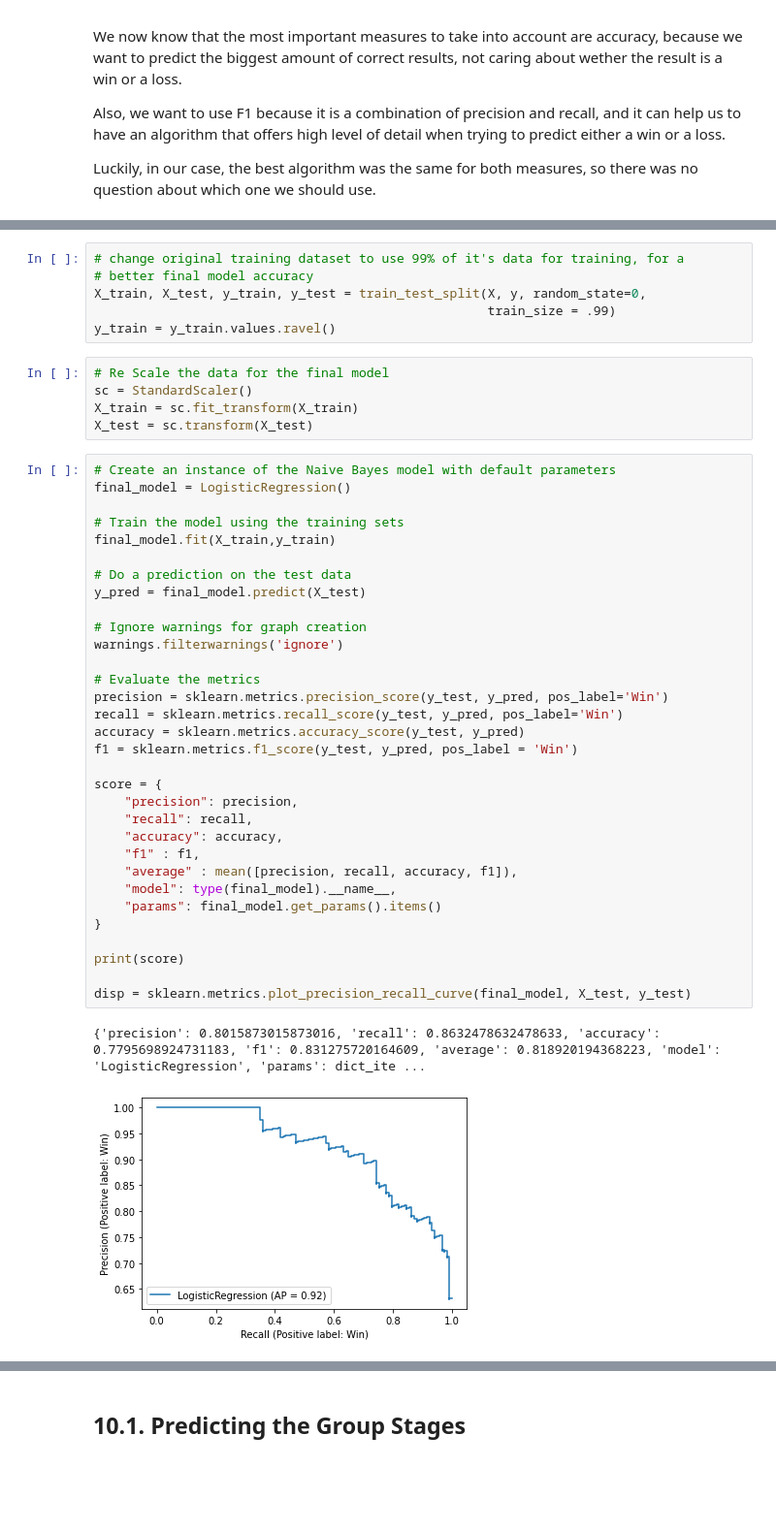
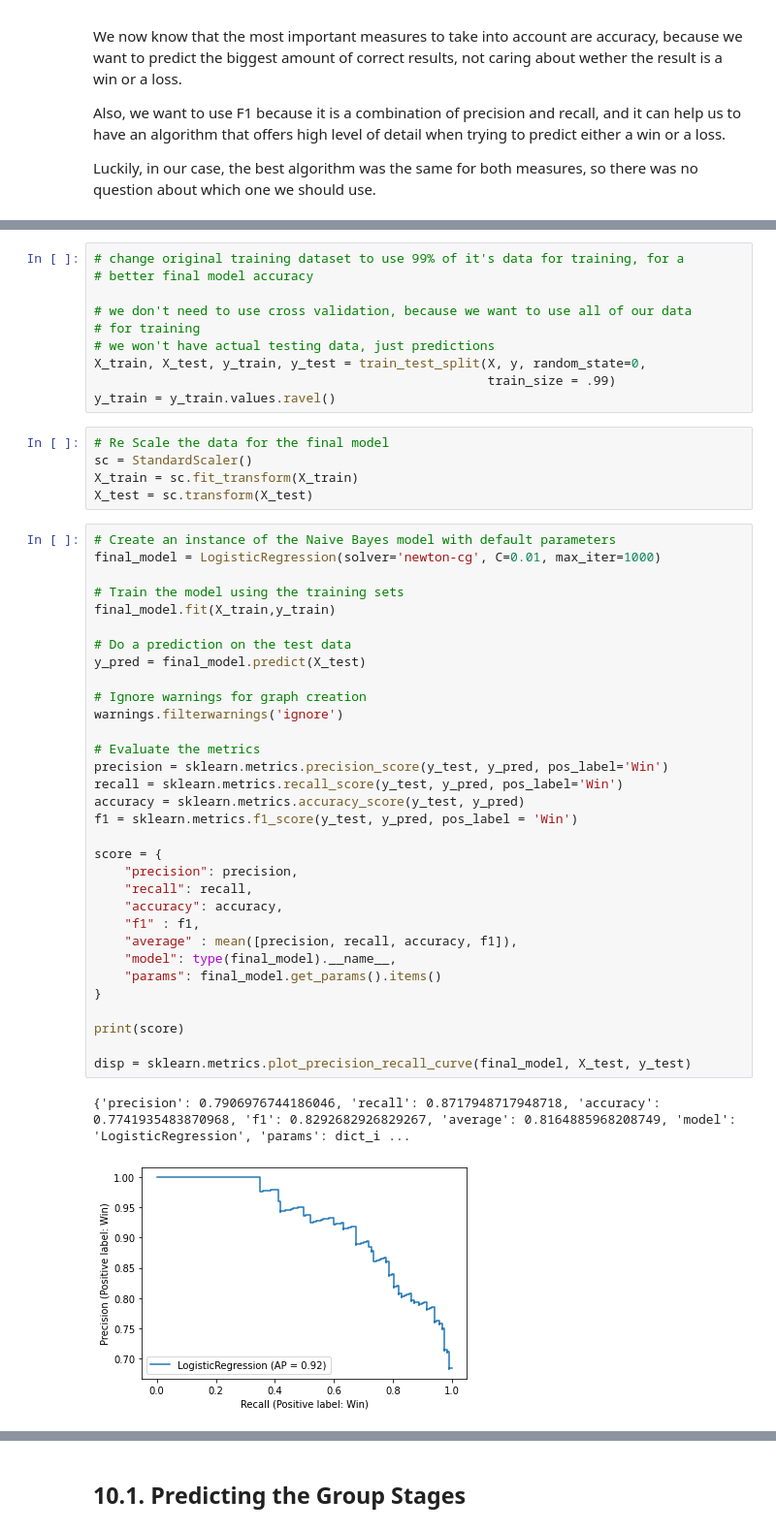
Before and after one commit to antonpp11/CSI4106-Project1-DB, a Jupyter notebook: Classification_Empirical_Study.ipynb, the cells around one changed output, grey strips where cells are left out. Shown at 97% size. Cells and saved outputs as stored; diff of their text form; blank space fills up the shorter version.

```diff
--- a/Classification_Empirical_Study.ipynb
+++ b/Classification_Empirical_Study.ipynb
@@ -965,6 +978,10 @@ We will re train the model using 99% of our past data so that it has an even bet
 # %%
 # change original training dataset to use 99% of it's data for training, for a
 # better final model accuracy
+
+# we don't need to use cross validation, because we want to use all of our data
+# for training
+# we won't have actual testing data, just predictions
 X_train, X_test, y_train, y_test = train_test_split(X, y, random_state=0,
                                                     train_size = .99)
 y_train = y_train.values.ravel()
@@ -975,37 +992,37 @@ X_train = sc.fit_transform(X_train)
 X_test = sc.transform(X_test)
 # %%
 # Create an instance of the Naive Bayes model with default parameters
-final_model = LogisticRegression()
+final_model = LogisticRegression(solver='newton-cg', C=0.01, max_iter=1000)
 
 # Train the model using the training sets
 final_model.fit(X_train,y_train)
 
 # Do a prediction on the test data
 y_pred = final_model.predict(X_test)
 
 # Ignore warnings for graph creation
 warnings.filterwarnings('ignore')
 
 # Evaluate the metrics
 precision = sklearn.metrics.precision_score(y_test, y_pred, pos_label='Win')
 recall = sklearn.metrics.recall_score(y_test, y_pred, pos_label='Win')
 accuracy = sklearn.metrics.accuracy_score(y_test, y_pred)
 f1 = sklearn.metrics.f1_score(y_test, y_pred, pos_label = 'Win')
 
 score = {
     "precision": precision,
     "recall": recall,
     "accuracy": accuracy,
     "f1" : f1,
     "average" : mean([precision, recall, accuracy, f1]),
     "model": type(final_model).__name__,
     "params": final_model.get_params().items()
 }
 
 print(score)
 
 disp = sklearn.metrics.plot_precision_recall_curve(final_model, X_test, y_test)
 # %% [output]
-{'precision': 0.8015873015873016, 'recall': 0.8632478632478633, 'accuracy': 0.7795698924731183, 'f1': 0.831275720164609, 'average': 0.818920194368223, 'model': 'LogisticRegression', 'params': dict_ite ...
+{'precision': 0.7906976744186046, 'recall': 0.8717948717948718, 'accuracy': 0.7741935483870968, 'f1': 0.8292682926829267, 'average': 0.8164885968208749, 'model': 'LogisticRegression', 'params': dict_i ...
-[figure, old version]
+[figure, new version]
 # %% [markdown]
```
Also changed, not shown: parts of 26 cells of this notebook.
